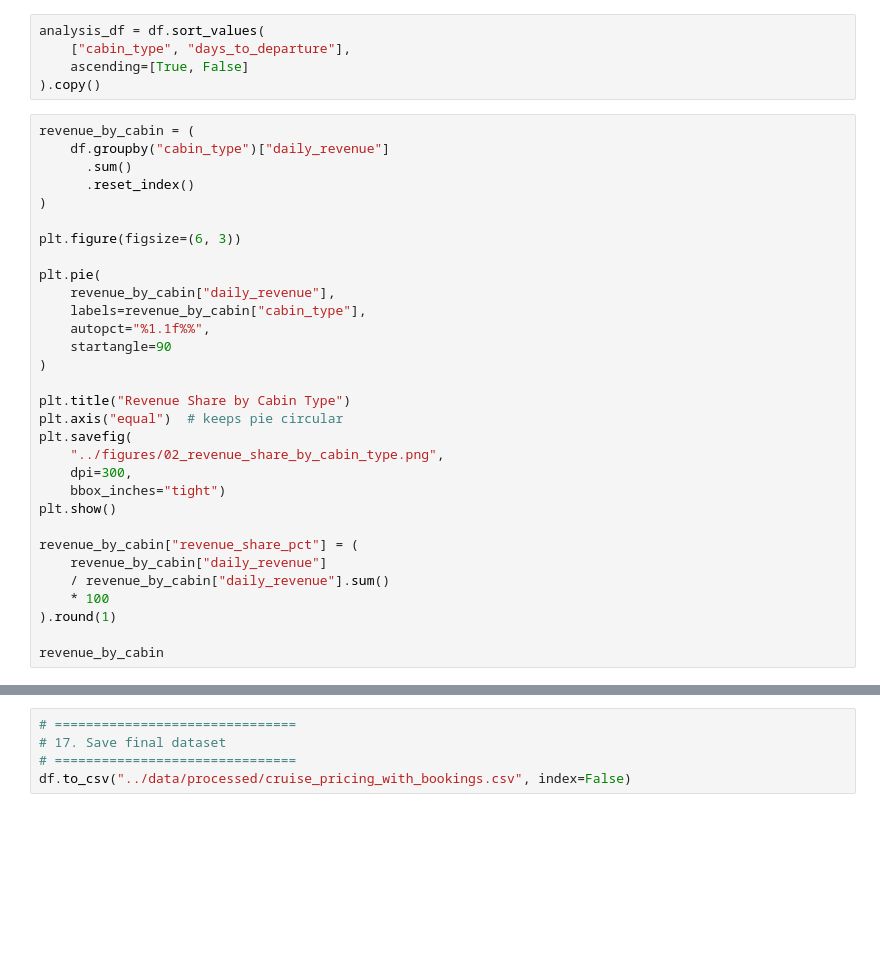
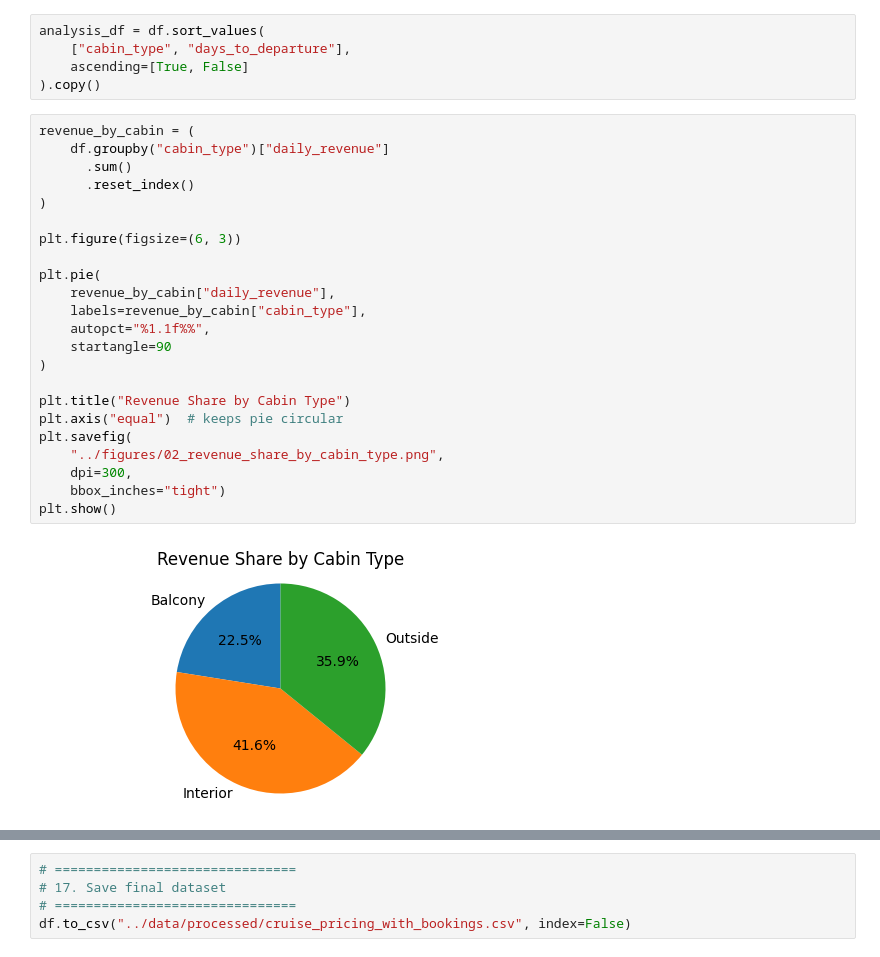
Before and after one commit to akioazevedo/cruise-revenue-management, a Jupyter notebook: notebooks/02_synthetic_data_generation.ipynb, the cells around one changed output, grey strips where cells are left out. Cells and saved outputs as stored; diff of their text form; blank space fills up the shorter version.

```diff
--- a/notebooks/02_synthetic_data_generation.ipynb
+++ b/notebooks/02_synthetic_data_generation.ipynb
@@ -264,33 +264,27 @@ analysis_df = df.sort_values(
 # %%
 revenue_by_cabin = (
     df.groupby("cabin_type")["daily_revenue"]
       .sum()
       .reset_index()
 )
 
 plt.figure(figsize=(6, 3))
 
 plt.pie(
     revenue_by_cabin["daily_revenue"],
     labels=revenue_by_cabin["cabin_type"],
     autopct="%1.1f%%",
     startangle=90
 )
 
 plt.title("Revenue Share by Cabin Type")
 plt.axis("equal")  # keeps pie circular
 plt.savefig(
     "../figures/02_revenue_share_by_cabin_type.png",
     dpi=300,
     bbox_inches="tight")
 plt.show()
-
-revenue_by_cabin["revenue_share_pct"] = (
-    revenue_by_cabin["daily_revenue"]
-    / revenue_by_cabin["daily_revenue"].sum()
-    * 100
-).round(1)
-
-revenue_by_cabin
+# %% [output]
+[figure, added]
 # %%
 df.head(10)
```
Also changed, not shown: parts of 1 cell of this notebook.
